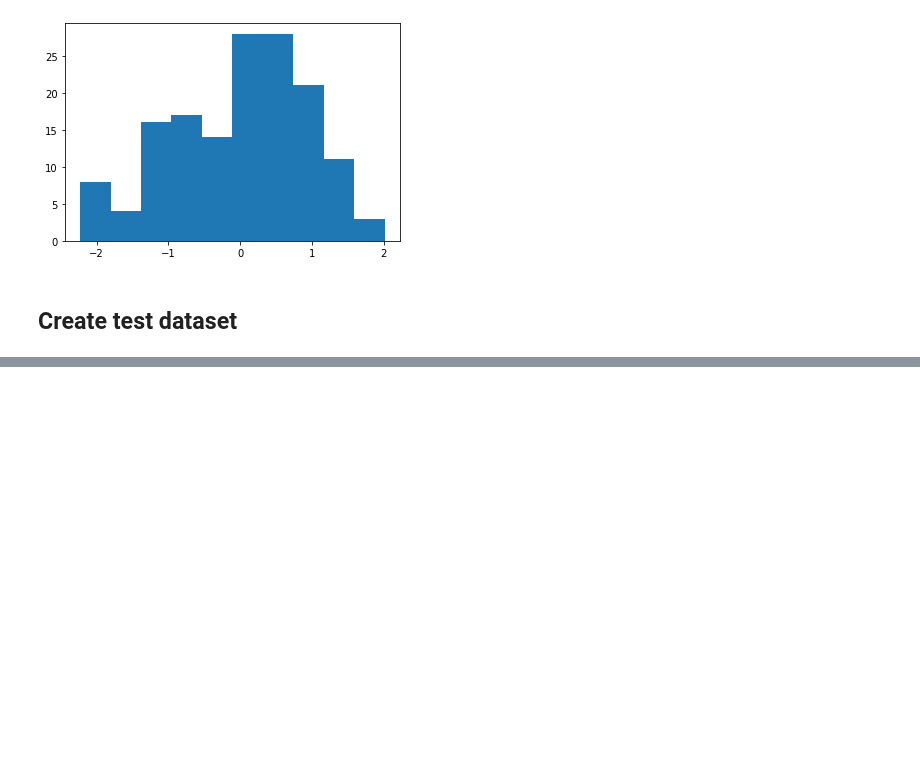
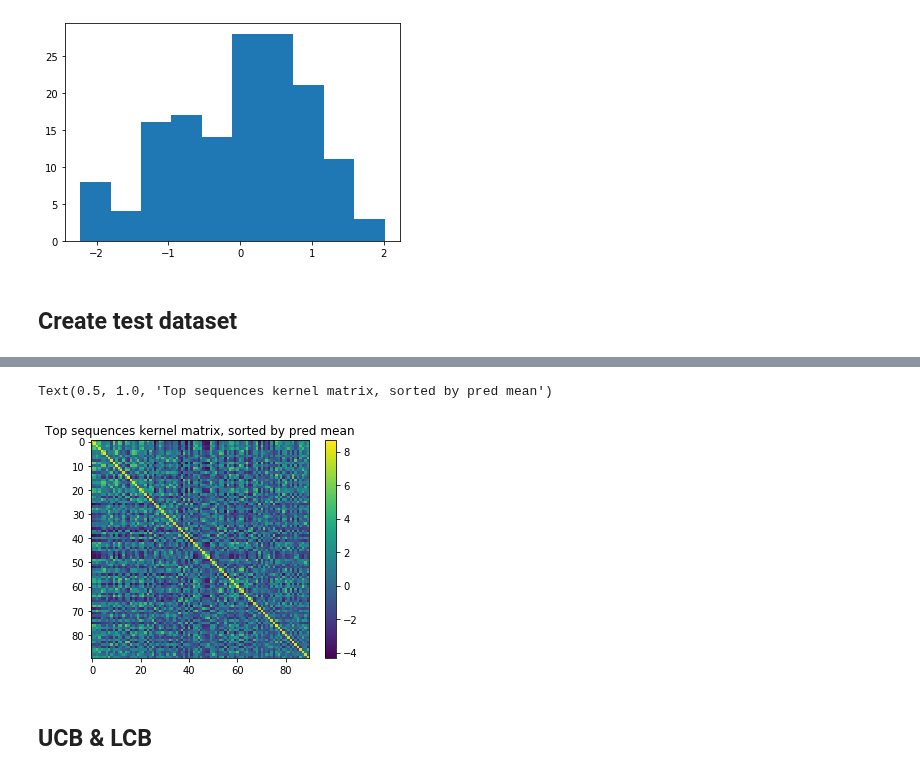
Before and after one commit to mholowko/Solaris, a Jupyter notebook: notebooks/result_analysis/Batch_ucb.ipynb, the cells around one changed output, grey strips where cells are left out. Drawn from its saved outputs; the diff is of its cells as text; code cells hidden in the pictures; blank space fills up the shorter version.

```diff
--- a/notebooks/result_analysis/Batch_ucb.ipynb
+++ b/notebooks/result_analysis/Batch_ucb.ipynb
@@ -176,0 +278,10 @@ Attributes:
+# %%
+kernel_matrix = kernel_dict[kernel](l_list = l).__call__(np.asarray(sorted_mean_test_df['RBS'])[:90], np.asarray(sorted_mean_test_df['RBS'])[:90])
+plt.imshow(kernel_matrix)
+plt.colorbar()
+plt.title('Top sequences kernel matrix, sorted by pred mean')
+# %% [output]
+Text(0.5, 1.0, 'Top sequences kernel matrix, sorted by pred mean')
+[figure, added]
+# %% [markdown]
+## UCB & LCB
```
Also changed, not shown: parts of 44 cells of this notebook, 3 other files.
